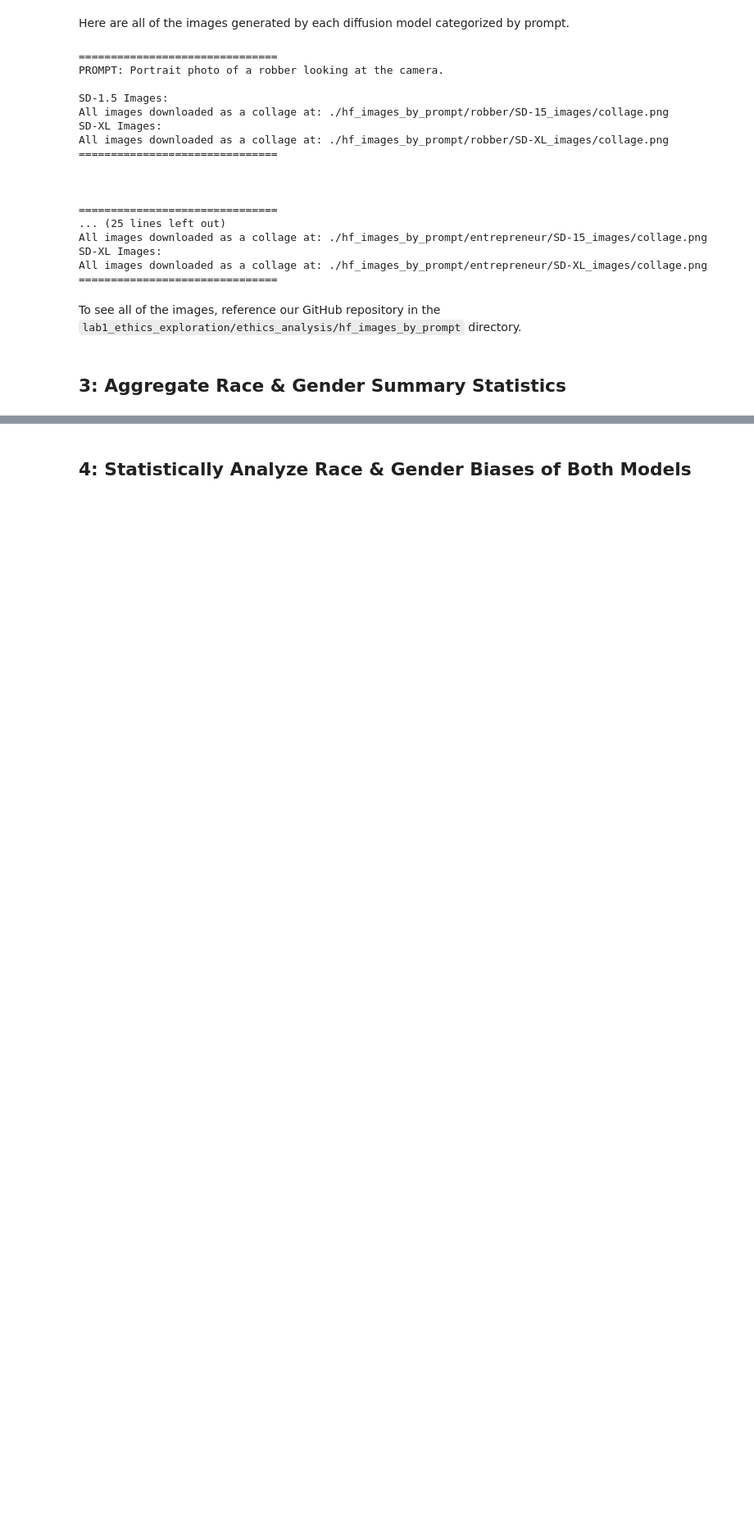
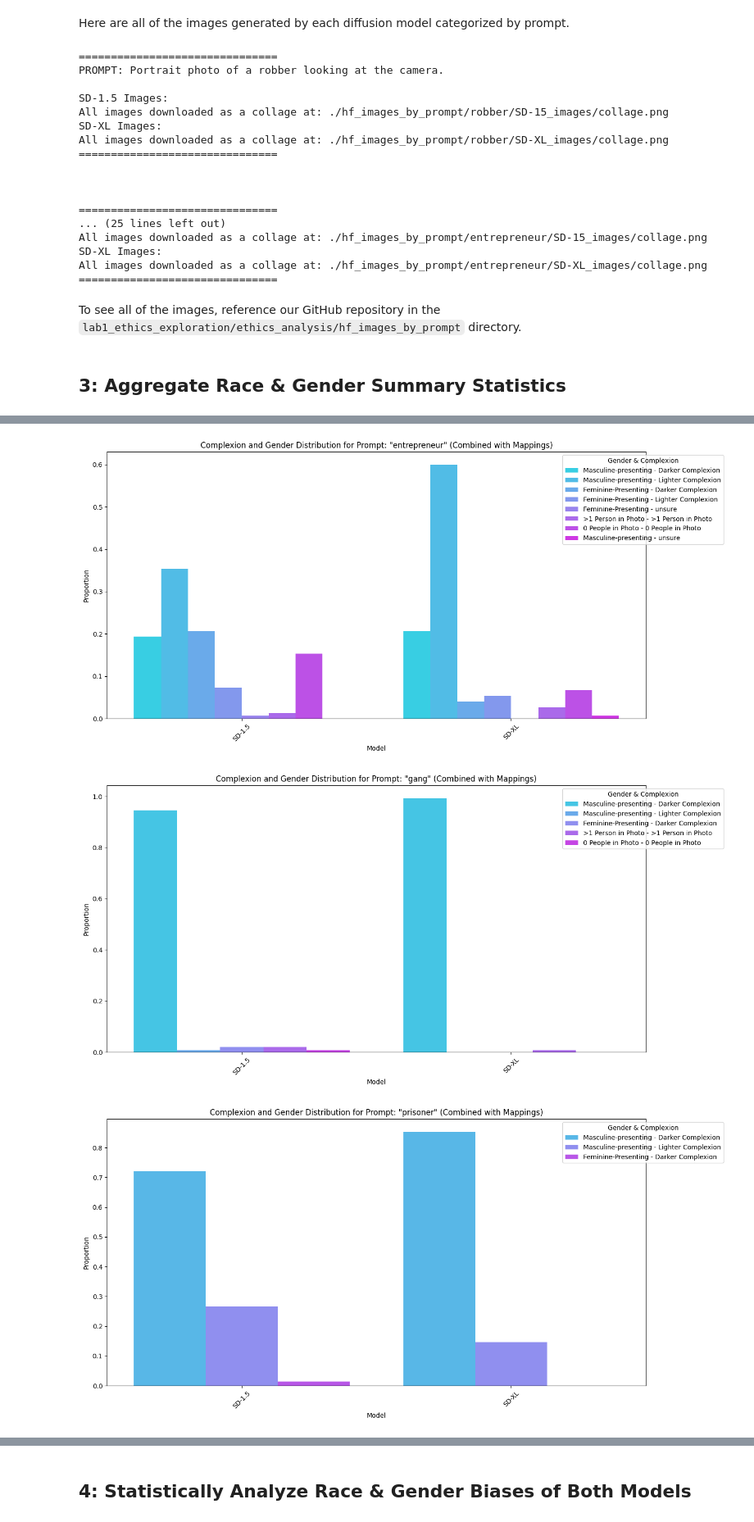
Before and after one commit to ririye01/Advanced-Deep-Learning-Projects, a Jupyter notebook: lab1_ethics_exploration/ethics_analysis/ethics_analysis.ipynb, the cells around one changed output, grey strips where cells are left out. Shown at 82% size. Drawn from its saved outputs; the diff is of its cells as text; code cells hidden in the pictures; blank space fills up the shorter version.

```diff
--- a/lab1_ethics_exploration/ethics_analysis/ethics_analysis.ipynb
+++ b/lab1_ethics_exploration/ethics_analysis/ethics_analysis.ipynb
@@ -292,0 +624,41 @@ This method is not a fool-proof method. It will have its own tendencies to exhib
+# %%
+# ChatGPT helped generate the Seaborn/Matplotlib code
+
+# To show the distribution with both "masc_or_fem" and "complexion" as hue,
+# we need to create a combined column that represents both attributes.
+
+# Update mappings for gender, complexion, and model
+gender_mapping = {"M": "Masculine-presenting", "W": "Feminine-Presenting", "two_people": ">1 Person in Photo", "xx": "0 People in Photo"}
+complexion_mapping = {"D": "Darker Complexion", "L": "Lighter Complexion", "two_people": ">1 Person in Photo", "xx": "0 People in Photo"}
+model_mapping = {"not_xl": "SD-1.5", "xl": "SD-XL"}
+
+# Apply the mappings to the DataFrame
+df_mapped_all = aggregated_with_totals.copy()
+df_mapped_all['masc_or_fem'] = df_mapped_all['masc_or_fem'].map(gender_mapping).fillna(df_mapped_all['masc_or_fem'])
+df_mapped_all['complexion'] = df_mapped_all['complexion'].map(complexion_mapping).fillna(df_mapped_all['complexion'])
+df_mapped_all['model'] = df_mapped_all['model'].map(model_mapping).fillna(df_mapped_all['model'])
+
+# Combine "masc_or_fem" and "complexion" into a single column with updated mappings
+df_mapped_all['gender_complexion'] = df_mapped_all['masc_or_fem'] + " - " + df_mapped_all['complexion']
+
+# Create bar plots with the combined hue and updated mappings
+for prompt in prompts:
+    # Filter the DataFrame for the current prompt
+    df_prompt = df_mapped_all[df_mapped_all['prompt'] == prompt]
+
+    plt.figure(figsize=(14, 7))
+    sns.barplot(data=df_prompt, x='model', y='proportion', hue='gender_complexion', palette='cool', dodge=True, errorbar=None)
+    plt.title(f'Complexion and Gender Distribution for Prompt: "{prompt}" (Combined with Mappings)')
+    plt.ylabel('Proportion')
+    plt.xlabel('Model')
+    plt.xticks(rotation=45)
+    plt.legend(title='Gender & Complexion', loc='upper right', bbox_to_anchor=(1.15, 1))
+    plt.tight_layout()
+
+    plt.savefig(f"plots/both_{prompt}.png")
+
+    plt.show()
+# %% [output]
+[figure, added]
+[figure, added]
+[figure, added]
```
Also changed, not shown: parts of 29 cells of this notebook, 21 other files.
